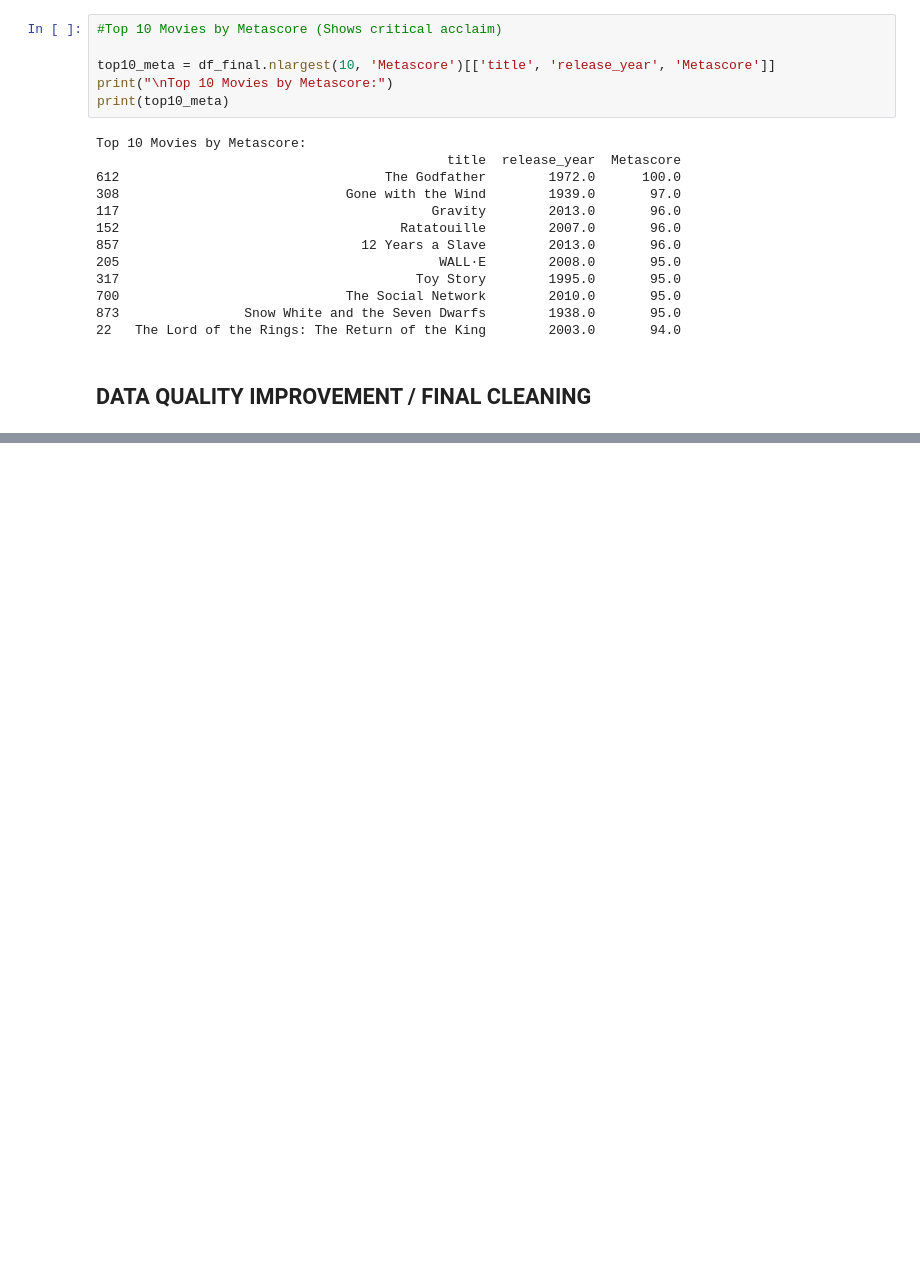
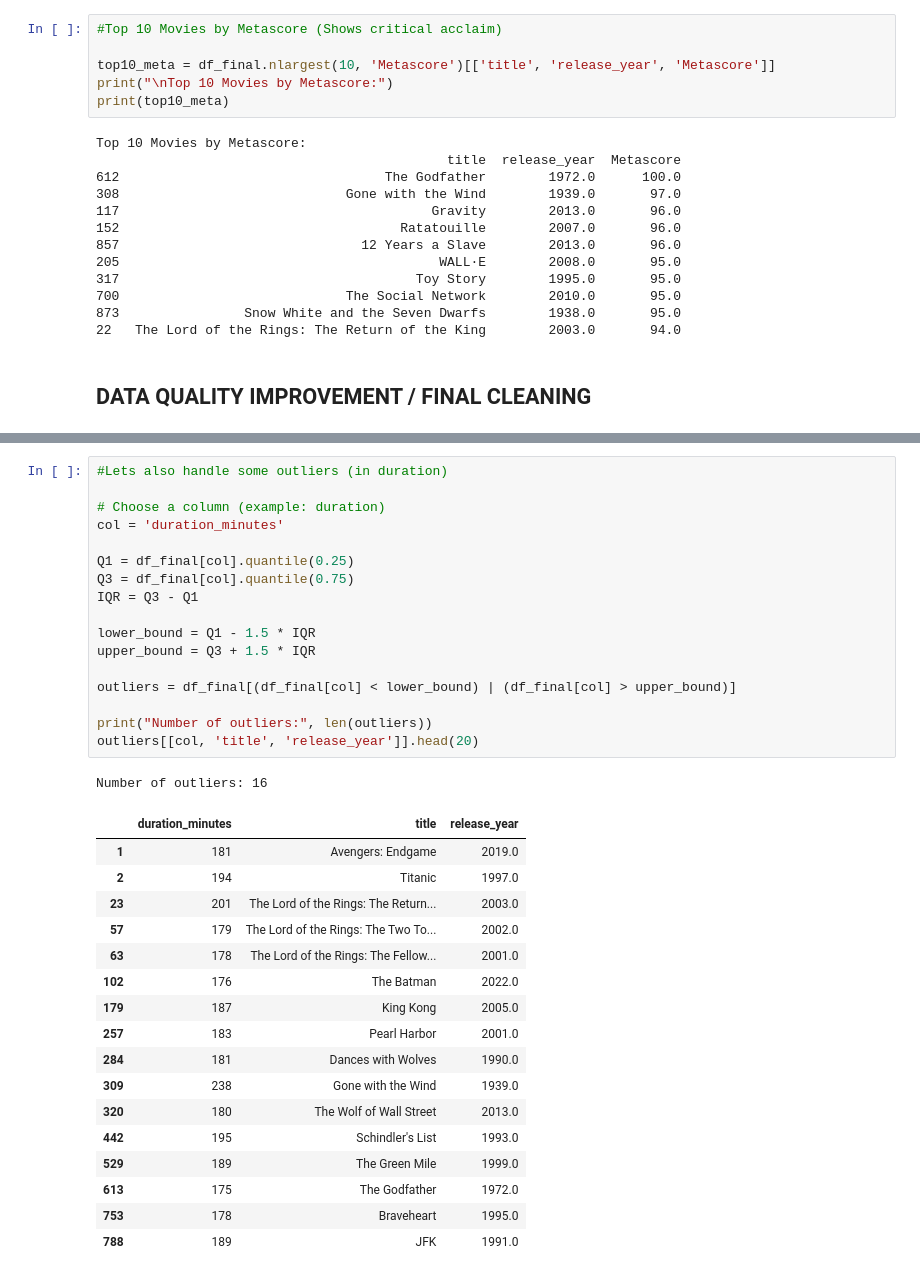
Before and after one commit to hseiinshamas/DataManagementPipeline, a Jupyter notebook: MoviesDataSciencePipeLine.ipynb, the cells around one changed output, grey strips where cells are left out. Drawn from its saved outputs; the diff is of its cells as text; blank space fills up the shorter version.

```diff
--- a/MoviesDataSciencePipeLine.ipynb
+++ b/MoviesDataSciencePipeLine.ipynb
@@ -719,0 +803,36 @@ Top 10 Movies by Metascore:
+# %%
+#Lets also handle some outliers (in duration)
+
+# Choose a column (example: duration)
+col = 'duration_minutes'
+
+Q1 = df_final[col].quantile(0.25)
+Q3 = df_final[col].quantile(0.75)
+IQR = Q3 - Q1
+
+lower_bound = Q1 - 1.5 * IQR
+upper_bound = Q3 + 1.5 * IQR
+
+outliers = df_final[(df_final[col] < lower_bound) | (df_final[col] > upper_bound)]
+
+print("Number of outliers:", len(outliers))
+outliers[[col, 'title', 'release_year']].head(20)
+# %% [output]
+Number of outliers: 16
+|  | duration_minutes | title | release_year |
+| 1 | 181 | Avengers: Endgame | 2019.0 |
+| 2 | 194 | Titanic | 1997.0 |
+| 23 | 201 | The Lord of the Rings: The Return... | 2003.0 |
+| 57 | 179 | The Lord of the Rings: The Two To... | 2002.0 |
+| 63 | 178 | The Lord of the Rings: The Fellow... | 2001.0 |
+| 102 | 176 | The Batman | 2022.0 |
+| 179 | 187 | King Kong | 2005.0 |
+| 257 | 183 | Pearl Harbor | 2001.0 |
+| 284 | 181 | Dances with Wolves | 1990.0 |
+| 309 | 238 | Gone with the Wind | 1939.0 |
+| 320 | 180 | The Wolf of Wall Street | 2013.0 |
+| 442 | 195 | Schindler's List | 1993.0 |
+| 529 | 189 | The Green Mile | 1999.0 |
+| 613 | 175 | The Godfather | 1972.0 |
+| 753 | 178 | Braveheart | 1995.0 |
+| 788 | 189 | JFK | 1991.0 |
```
Also changed, not shown: parts of 28 cells of this notebook, 1 other file.
